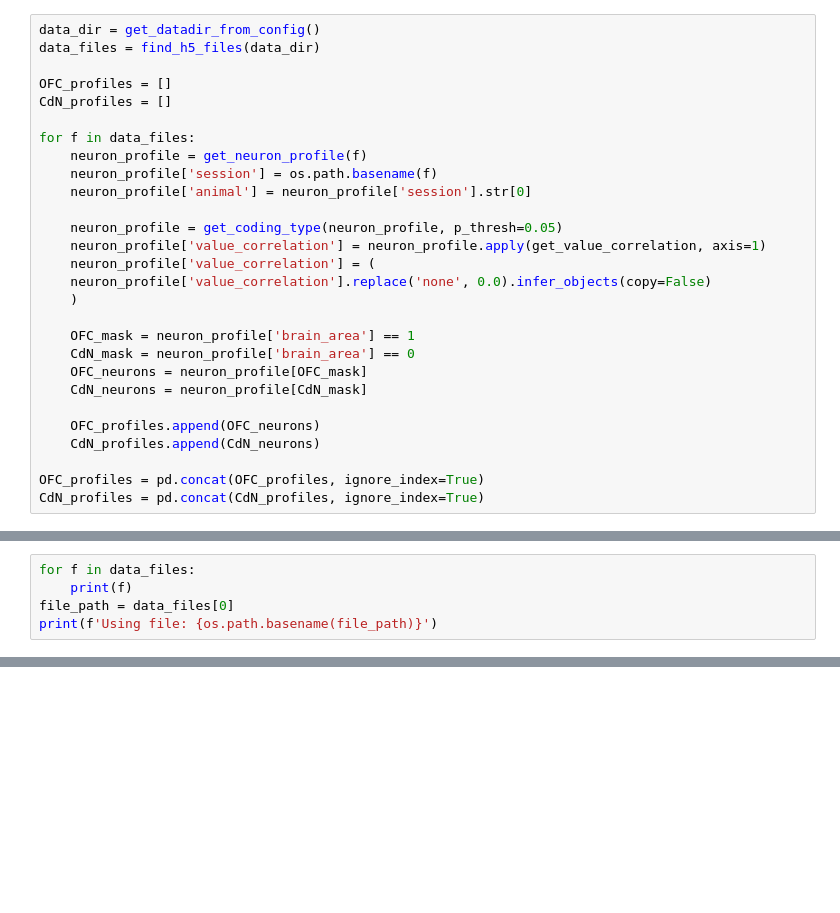
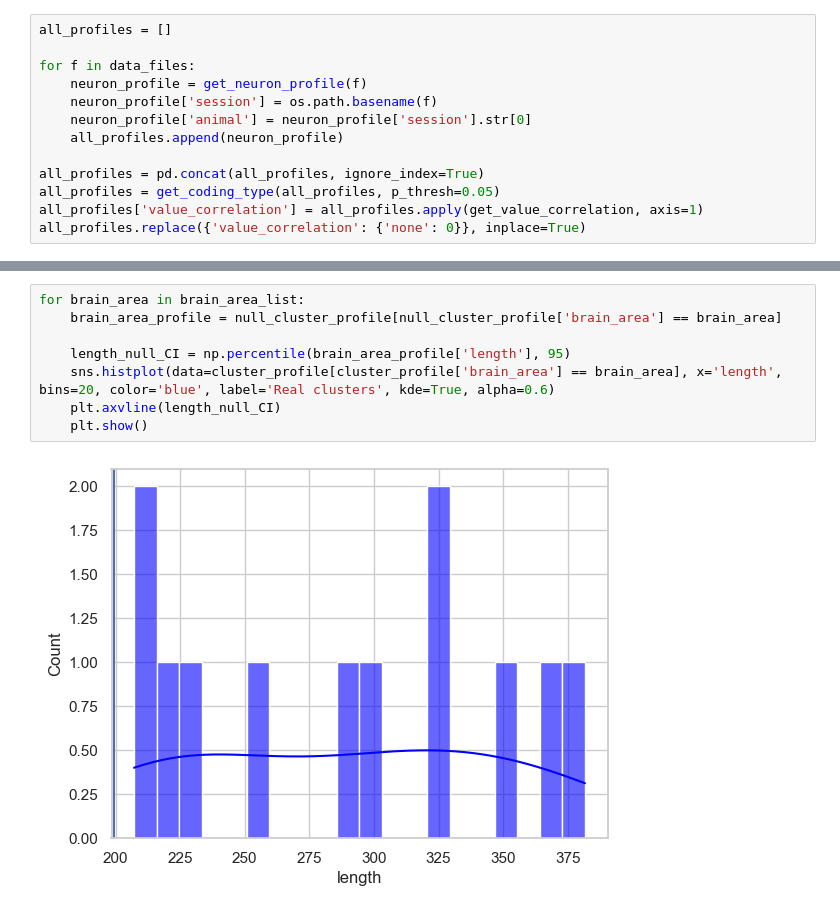
Before and after one commit to Yang2hang/Elston_lab, a Jupyter notebook: moving_gaussian_average.ipynb, the cells around one changed output, grey strips where cells are left out. Drawn from its saved outputs; the diff is of its cells as text; blank space fills up the shorter version.

```diff
--- a/moving_gaussian_average.ipynb
+++ b/moving_gaussian_average.ipynb
@@ -203,28 +295,13 @@ def get_value_correlation(row):
 # %%
-data_dir = get_datadir_from_config()
-data_files = find_h5_files(data_dir)
-
-OFC_profiles = []
-CdN_profiles = []
+all_profiles = []
 
 for f in data_files:
     neuron_profile = get_neuron_profile(f)
     neuron_profile['session'] = os.path.basename(f)
     neuron_profile['animal'] = neuron_profile['session'].str[0]
+    all_profiles.append(neuron_profile)
 
-    neuron_profile = get_coding_type(neuron_profile, p_thresh=0.05)
-    neuron_profile['value_correlation'] = neuron_profile.apply(get_value_correlation, axis=1)
-    neuron_profile['value_correlation'] = (
-    neuron_profile['value_correlation'].replace('none', 0.0).infer_objects(copy=False)
-    )
-
-    OFC_mask = neuron_profile['brain_area'] == 1
-    CdN_mask = neuron_profile['brain_area'] == 0
-    OFC_neurons = neuron_profile[OFC_mask]
-    CdN_neurons = neuron_profile[CdN_mask]
-
-    OFC_profiles.append(OFC_neurons)
-    CdN_profiles.append(CdN_neurons)
-
-OFC_profiles = pd.concat(OFC_profiles, ignore_index=True)
-CdN_profiles = pd.concat(CdN_profiles, ignore_index=True)
+all_profiles = pd.concat(all_profiles, ignore_index=True)
+all_profiles = get_coding_type(all_profiles, p_thresh=0.05)
+all_profiles['value_correlation'] = all_profiles.apply(get_value_correlation, axis=1)
+all_profiles.replace({'value_correlation': {'none': 0}}, inplace=True)
@@ -251,5 +307,0 @@ ani_d_OFC.head()
-# %%
-for f in data_files:
-    print(f)
-file_path = data_files[0]
-print(f'Using file: {os.path.basename(file_path)}')
@@ -389,0 +415,10 @@ plt.show()
+# %%
+for brain_area in brain_area_list:
+    brain_area_profile = null_cluster_profile[null_cluster_profile['brain_area'] == brain_area]
+
+    length_null_CI = np.percentile(brain_area_profile['length'], 95)
+    sns.histplot(data=cluster_profile[cluster_profile['brain_area'] == brain_area], x='length', bins=20, color='blue', label='Real clusters', kde=True, alpha=0.6)
+    plt.axvline(length_null_CI)
+    plt.show()
+# %% [output]
+[figure, added]
```
Also changed, not shown: parts of 20 cells of this notebook, 2 other files.
